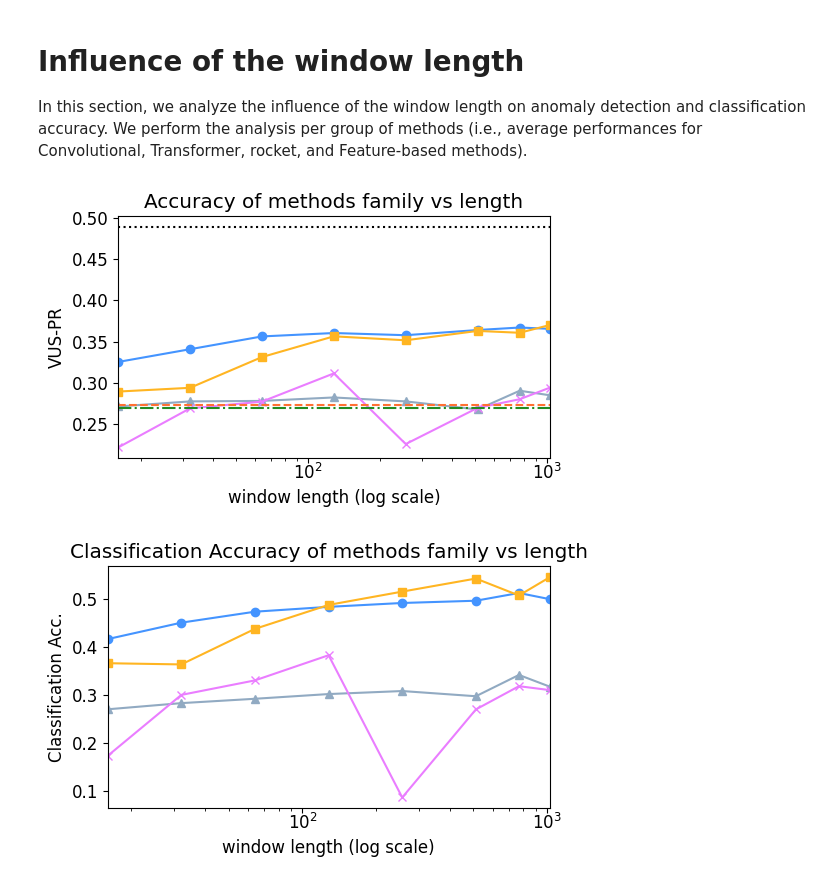
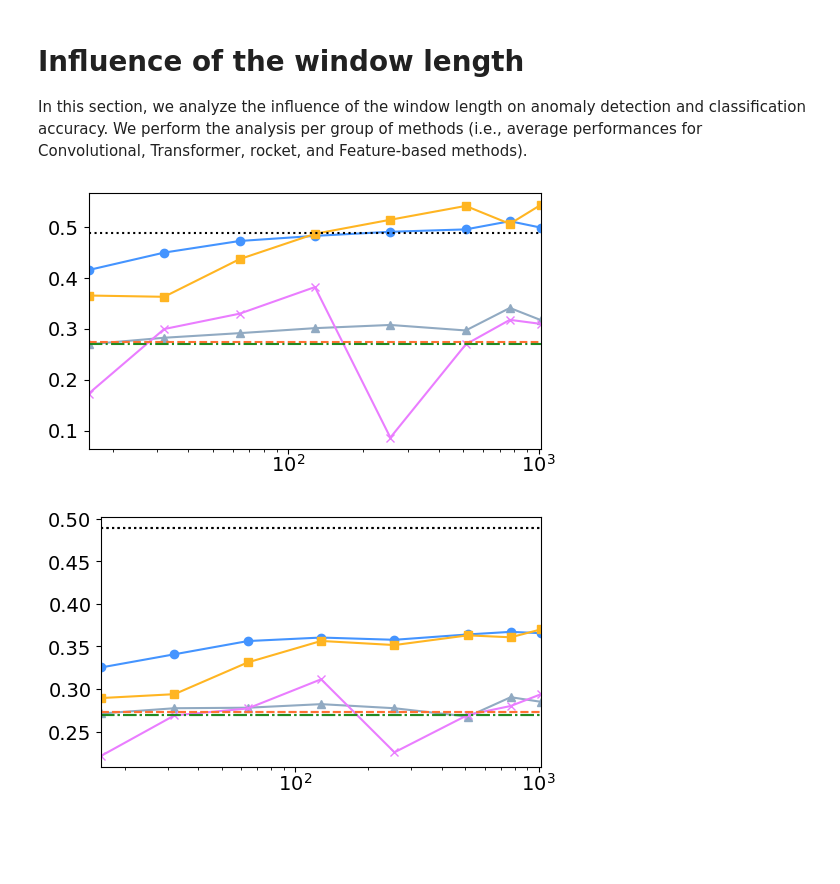
Before and after one commit to boniolp/MSAD, a Jupyter notebook: experiments/accuracy_analysis/Accuracy_Evaluation.ipynb, the cells around one changed output. Cells and saved outputs as stored; diff of their text form; code cells hidden in the pictures; blank space fills up the shorter version.

```diff
--- a/experiments/accuracy_analysis/Accuracy_Evaluation.ipynb
+++ b/experiments/accuracy_analysis/Accuracy_Evaluation.ipynb
@@ -277,8 +277,8 @@ def rreplace(s, old, new, occurrence=1):
     li = s.rsplit(old, occurrence)
     return new.join(li)
 # %%
-plt.rcParams.update({'font.size': 22})
-plt.figure(figsize=(45, 10))
+plt.rcParams.update({'font.size': 28})
+plt.figure(figsize=(35, 10))
 plt.grid(color='k', linestyle='--', linewidth=1, alpha=0.4)
 
 order = list(df[all_methods].median().sort_values().index)[::-1]
@@ -331,11 +331,11 @@ for i, tick_label in enumerate(g.axes.get_xticklabels()):
     new_xticks_labels.append(tick_label)
 g.axes.set_xticklabels(new_xticks_labels)
 
-plt.xticks(rotation=120)
+plt.xticks(rotation=100)
 plt.yticks(rotation=90)
-plt.ylabel(final_names[measure_name])
+plt.ylabel(f"(a) {final_names[measure_name]}")
 plt.tight_layout()
-plt.savefig(figure_path.format('overall_results_1'))
+plt.savefig(figure_path.format('5_overall_results_1'))
 plt.show()
 plt.close()
 # %% [output]
@@ -587,8 +604,8 @@ the analysis per group of methods (i.e., average performances for
 Convolutional, Transformer, rocket, and Feature-based methods).
 # %%
 def plot_mean_length(class_acc=False):
-    plt.rcParams.update({'font.size': 12})
-    plt.figure(figsize=(5.5, 3.5))
+    plt.rcParams.update({'font.size': 14})
+    fig = plt.figure(figsize=(5.5, 3.25))
     mean_sit, mean_conv, mean_feature, mean_ts = [], [], [], []
 
     for method in methods_conv + methods_feature + methods_sit + methods_ts:
@@ -603,39 +620,52 @@ def plot_mean_length(class_acc=False):
         if method in methods_sit:
             mean_sit.append(ts_length)
         elif method in methods_feature:
             mean_feature.append(ts_length)
         elif method in methods_conv:
             mean_conv.append(ts_length)
         elif method in methods_ts:
             mean_ts.append(ts_length)
 
     plt.plot(all_length, np.mean(mean_conv, 0), marker='o', color=methods_colors["conv"], label=final_names["convnet"])
     plt.plot(all_length, np.mean(mean_sit, 0), marker='s', color=methods_colors["sit"], label=final_names["sit"])
     plt.plot(all_length, np.mean(mean_feature, 0), marker='^', color=methods_colors["feature_based"], label=final_names["feature_based"])
     plt.plot(all_length, np.mean(mean_ts, 0), marker='x', color=methods_colors["rocket"], label=final_names["rocket"])
 
     plt.xscale('log')
 #     plt.xticks(np.arange(len(all_length)), all_length)
 #     plt.xticks(all_length)
     plt.xlim(16, 1024)
-    plt.xlabel('window length (log scale)')
+#     plt.xlabel('window length (log scale)')
 
     if class_acc:
-        plt.ylabel('Classification Acc.')
-        plt.title('Classification Accuracy of methods family vs length')
+        fig_name = '7_window_length_1'
+#         plt.ylabel('Classification Acc.')
+#         plt.title('(a) Accuracy vs window length')
+#         fig.text(0.29, 0.95, "(a)", ha="center", va="bottom", size="large", color="black")
+#         fig.text(0.41, 0.95, "Accuracy", ha="center", va="bottom", size="large", color="red")
+#         fig.text(0.66, 0.95, " vs window length", ha="center", va="bottom", size="large", color="black")
     else:
+        fig_name = '7_window_length_2'
         plt.axhline(df['Oracle'].mean(), c="#000000", linestyle='dotted', label=final_names["Oracle"])
-#         plt.text(18, df['Oracle'].mean() - 0.02, "Oracle", fontsize=12)
         plt.axhline(df['Avg Ens'].mean(), c=methods_colors["avg_ens"], linestyle='dashed', label=final_names["Avg Ens"])
         plt.axhline(df['NORMA'].mean(), c=methods_colors["best_ad_train"], linestyle='dashdot', label="Best AD")
-        plt.ylabel(final_names[measure_name])
-        plt.title('Accuracy of methods family vs length')
+#         plt.text(18, df['Oracle'].mean() - 0.02, "Oracle", fontsize=12)
+#         plt.ylabel(final_names[measure_name])
+#         plt.title('Accuracy of methods family vs length')
+
+    plt.axhline(df['Oracle'].mean(), c="#000000", linestyle='dotted', label=final_names["Oracle"])
+    plt.axhline(df['Avg Ens'].mean(), c=methods_colors["avg_ens"], linestyle='dashed', label=final_names["Avg Ens"])
+    plt.axhline(df['NORMA'].mean(), c=methods_colors["best_ad_train"], linestyle='dashdot', label="Best AD")
 
 #     plt.legend()
+#     plt.gca().legend(loc='upper center', bbox_to_anchor=(0.5, -0.05), shadow=True, ncol=5)
     plt.tight_layout()
+    plt.savefig(figure_path.format(fig_name))
+    plt.show()
+    plt.close()
 
+plot_mean_length(class_acc=True)
 plot_mean_length()
-plot_mean_length(class_acc=True)
 # %% [output]
-[figure, old version]
+[figure, new version]
-[figure, old version]
+[figure, new version]
```
Also changed, not shown: parts of 5 cells of this notebook, 3 other files.
